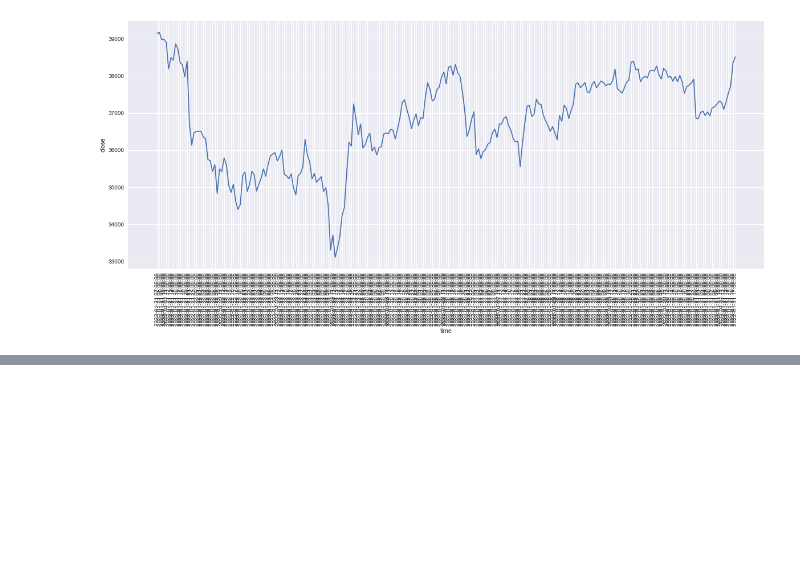
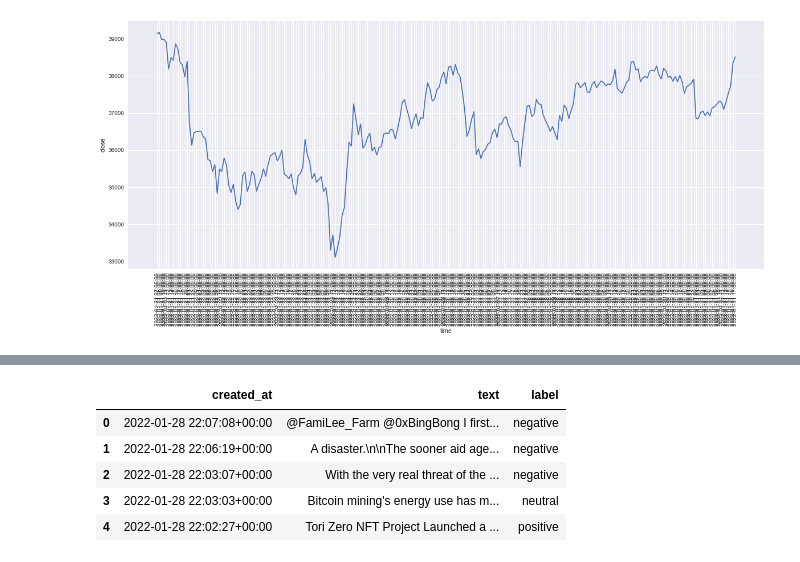
Before and after one commit to szafranskifilip/bitcoin_sentiment_analysis, a Jupyter notebook: data_viz.ipynb, the cells around one changed output, grey strips where cells are left out. Drawn from its saved outputs; the diff is of its cells as text; code cells hidden in the pictures; blank space fills up the shorter version.

```diff
--- a/data_viz.ipynb
+++ b/data_viz.ipynb
@@ -76,3 +86,13 @@ df_tweet_data.head()
 | 2 | 1487184488719269890 | 21230289 | 2022-01-28 22:03:07+00:00 | Twitter Web App | 17 | 7 | 40 | With the very real threat of the ... |
 | 3 | 1487184473670180870 | 970207298 | 2022-01-28 22:03:03+00:00 | Twitter Web App | 192 | 233 | 886 | Bitcoin mining's energy use has m... |
 | 4 | 1487184321022767115 | 3367334171 | 2022-01-28 22:02:27+00:00 | Zapier.com | 21 | 11 | 49 | Tori Zero NFT Project Launched a ... |
+# %%
+df_tweet_sentiment = pd.read_csv('data/tweet_labeled.csv')
+df_tweet_sentiment.head()
+# %% [output]
+|  | created_at | text | label |
+| 0 | 2022-01-28 22:07:08+00:00 | @FamiLee_Farm @0xBingBong I first... | negative |
+| 1 | 2022-01-28 22:06:19+00:00 | A disaster.\n\nThe sooner aid age... | negative |
+| 2 | 2022-01-28 22:03:07+00:00 | With the very real threat of the ... | negative |
+| 3 | 2022-01-28 22:03:03+00:00 | Bitcoin mining's energy use has m... | neutral |
+| 4 | 2022-01-28 22:02:27+00:00 | Tori Zero NFT Project Launched a ... | positive |
```
Also changed, not shown: parts of 7 cells of this notebook, 2 other files.
